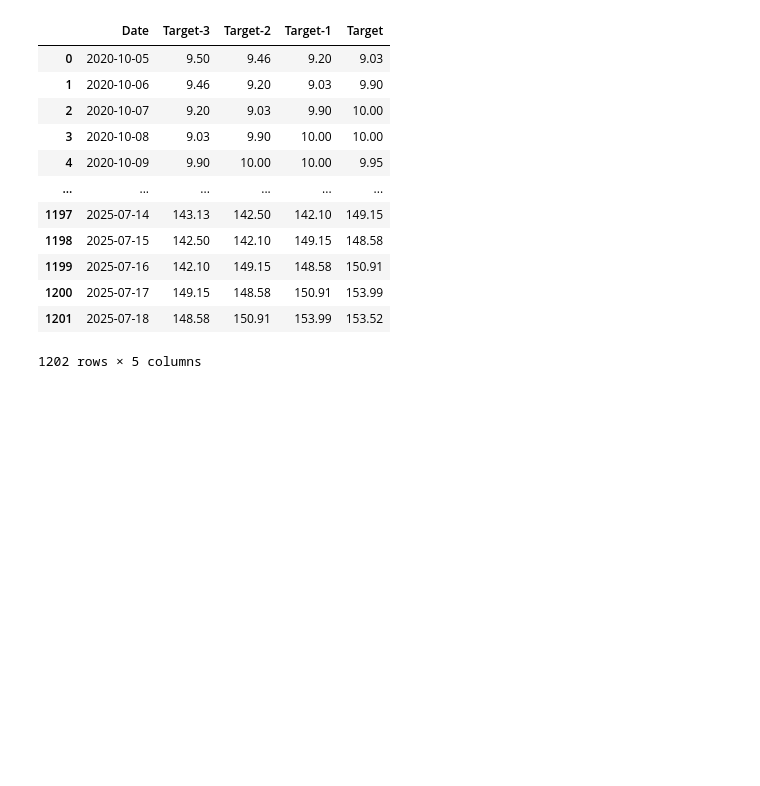
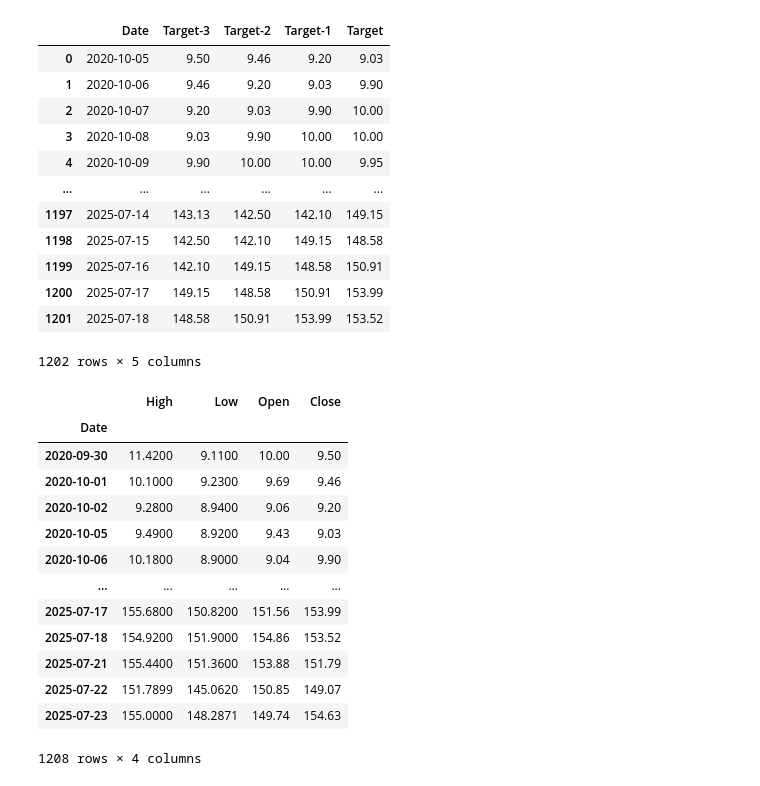
Before and after one commit to chinmay231/Stock-Prediction, a Jupyter notebook: Data_Polish/DataPolish.ipynb, the cells around one changed output. Cells and saved outputs as stored; diff of their text form; code cells hidden in the pictures; blank space fills up the shorter version.

```diff
--- a/Data_Polish/DataPolish.ipynb
+++ b/Data_Polish/DataPolish.ipynb
@@ -162,3 +161,24 @@ windowed_df
 | 1200 | 2025-07-17 | 149.15 | 148.58 | 150.91 | 153.99 |
 | 1201 | 2025-07-18 | 148.58 | 150.91 | 153.99 | 153.52 |
 1202 rows × 5 columns
+# %%
+df2= pd.read_csv(Data)
+df2=df2[['Date','High','Low','Open','Close']]
+df2['Date']=pd.to_datetime(df2['Date'])
+df2.index= df2.pop('Date')
+df2
+# %% [output]
+|  | High | Low | Open | Close |
+| Date |  |  |  |  |
+| 2020-09-30 | 11.4200 | 9.1100 | 10.00 | 9.50 |
+| 2020-10-01 | 10.1000 | 9.2300 | 9.69 | 9.46 |
+| 2020-10-02 | 9.2800 | 8.9400 | 9.06 | 9.20 |
+| 2020-10-05 | 9.4900 | 8.9200 | 9.43 | 9.03 |
+| 2020-10-06 | 10.1800 | 8.9000 | 9.04 | 9.90 |
+| ... | ... | ... | ... | ... |
+| 2025-07-17 | 155.6800 | 150.8200 | 151.56 | 153.99 |
+| 2025-07-18 | 154.9200 | 151.9000 | 154.86 | 153.52 |
+| 2025-07-21 | 155.4400 | 151.3600 | 153.88 | 151.79 |
+| 2025-07-22 | 151.7899 | 145.0620 | 150.85 | 149.07 |
+| 2025-07-23 | 155.0000 | 148.2871 | 149.74 | 154.63 |
+1208 rows × 4 columns
```
Also changed, not shown: parts of 2 cells of this notebook.
